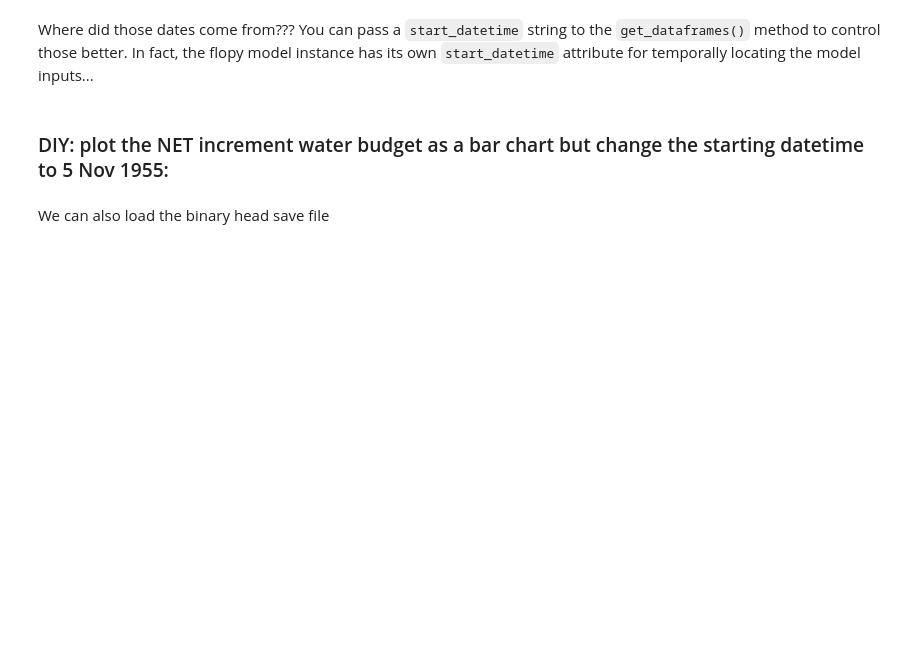
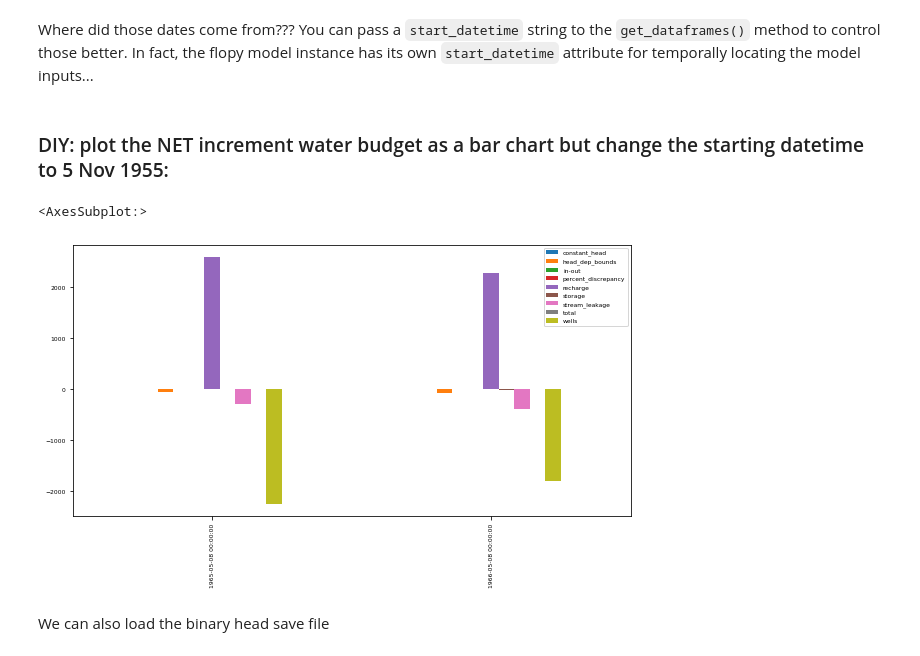
Before and after one commit to jtwhite79/decision_support_analysis_notebooks, a Jupyter notebook: notebooks/flopy_basics.ipynb, the cells around one changed output. Drawn from its saved outputs; the diff is of its cells as text; code cells hidden in the pictures; blank space fills up the shorter version.

```diff
--- a/notebooks/flopy_basics.ipynb
+++ b/notebooks/flopy_basics.ipynb
@@ -105,6 +239,10 @@ Where did those dates come from???  You can pass a `start_datetime` string to th
 # %%
 # hint: checkout the options you can pass get_dataframes()
 # your code here
+inc_df.plot(kind="bar",figsize=(10,5))
+# %% [output]
+<AxesSubplot:>
+[figure, added]
 # %% [markdown]
 We can also load the binary head save file
 # %%
```
Also changed, not shown: parts of 27 cells of this notebook, 2 other files.
